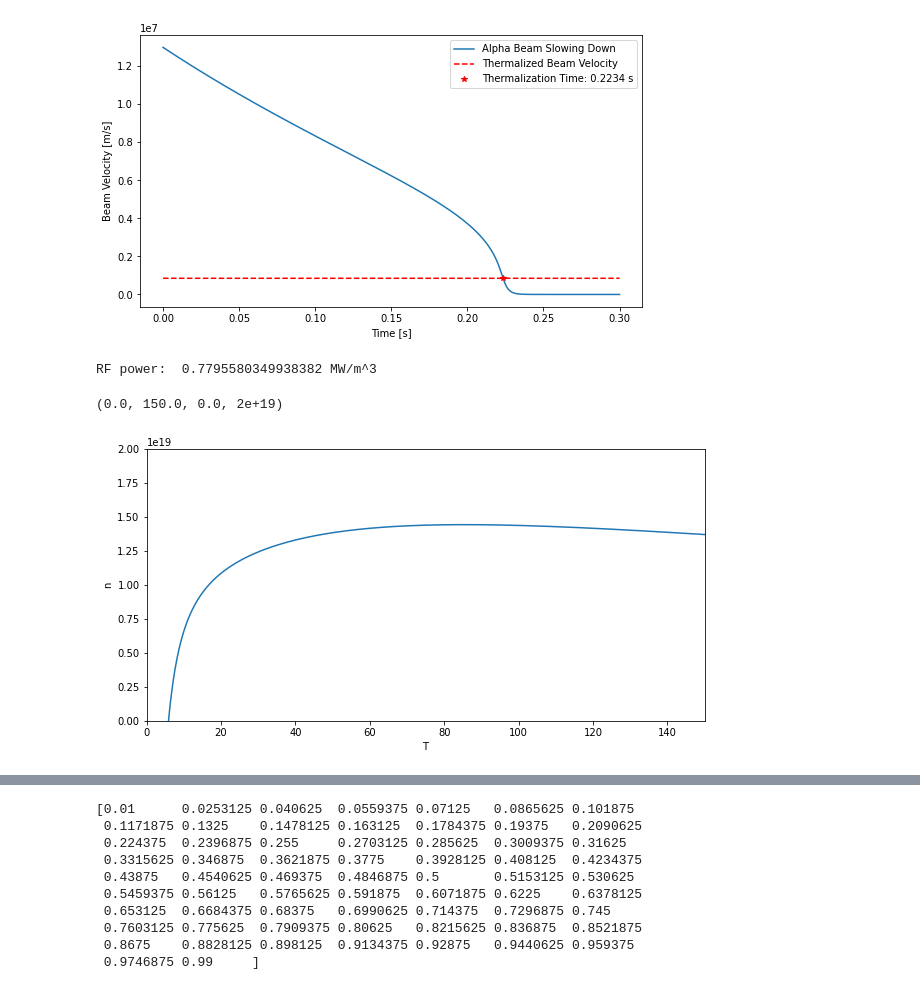
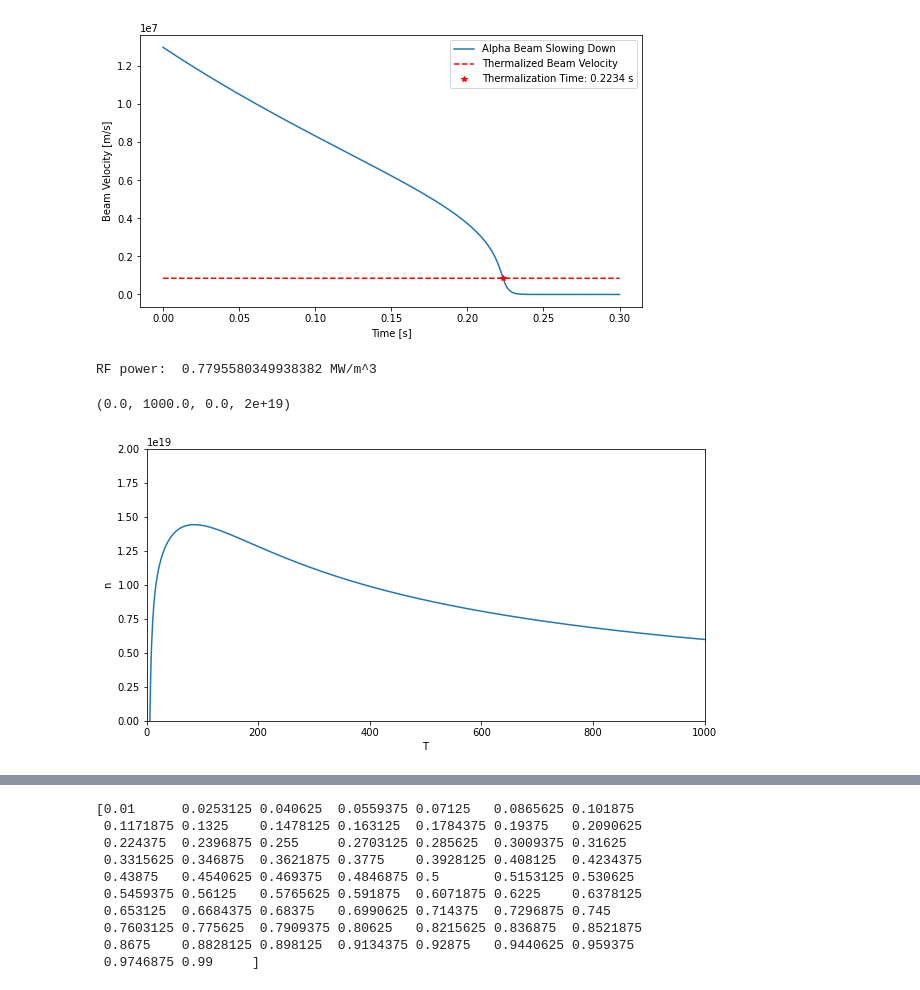
Before and after one commit to vandelij/genray_cql3d_plots, a Jupyter notebook: shots/147634/scan_beam_and_RF/beam_5_RF_testing/make_distrobution.ipynb, the cells around one changed output, grey strips where cells are left out. Cells and saved outputs as stored; diff of their text form; code cells hidden in the pictures.

```diff
--- a/shots/147634/scan_beam_and_RF/beam_5_RF_testing/make_distrobution.ipynb
+++ b/shots/147634/scan_beam_and_RF/beam_5_RF_testing/make_distrobution.ipynb
@@ -415,29 +415,29 @@ plt.legend()
 # %%
 # cell to test out my function
 def get_n_from_T_P(Tfast, power, Tk, n, Zb, mb, mi):
     Tk_J = Tk*1.6022e-19*1000
     Tfast_J = Tfast*1.6022e-19*1000
     v_fast = np.sqrt(2*Tfast_J/mb)
     t_slow = get_beam_slowing_down_time(v_fast, Tk, n, Zb, mb, mi)
 
     return (2/3)*power*t_slow / Tfast_J
 
 
 rhoindex = 3
 T = genray_temps[rhoindex]
 n = genray_density[rhoindex]
 power = powers_RF[rhoindex]*1e6
 print('RF power: ', power/1e6, 'MW/m^3')
 plt.figure(figsize=(10,5))
-Tfast_array = np.linspace(2, 300, 1000)
+Tfast_array = np.linspace(2, 1000, 1000)
 # power = 1*1e6
 nfast = 10*get_n_from_T_P(Tfast_array, power, Tk=T, n=n, Zb=1, mb=mD, mi=mD)
 #print('nfast: ', nfast)
 plt.plot(Tfast_array, nfast)
 plt.xlabel('T')
 plt.ylabel('n')
-plt.axis([0, 150, 0, 2e19])
+plt.axis([0, 1000, 0, 2e19])
 # %% [output]
 RF power:  0.7795580349938382 MW/m^3
-(0.0, 150.0, 0.0, 2e+19)
+(0.0, 1000.0, 0.0, 2e+19)
-[figure, old version]
+[figure, new version]
```
Also changed, not shown: parts of 7 cells of this notebook.
